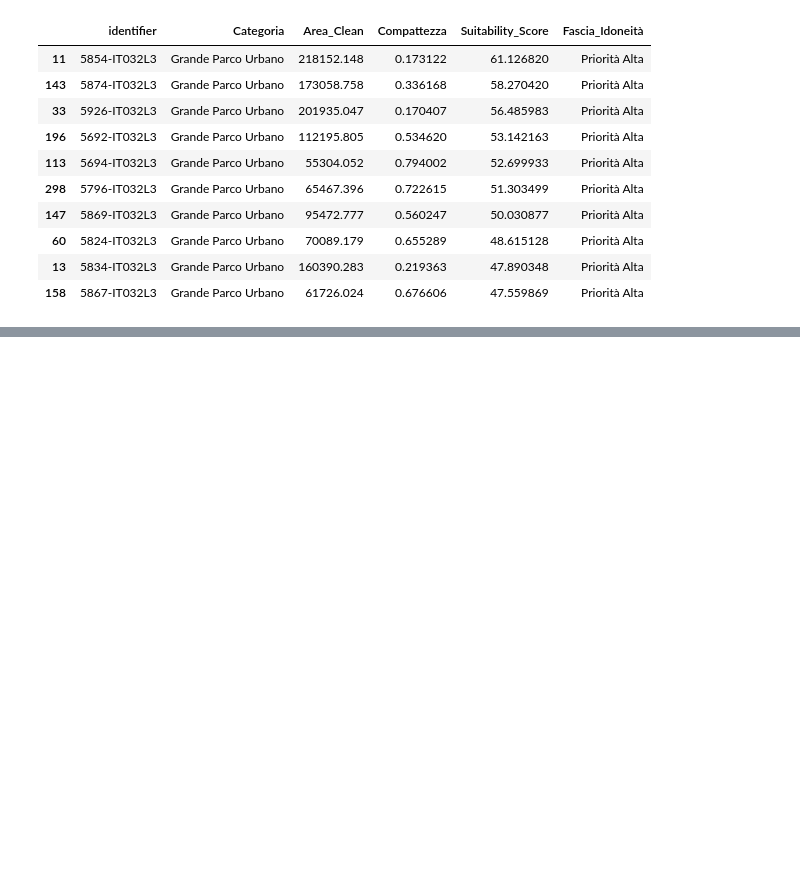
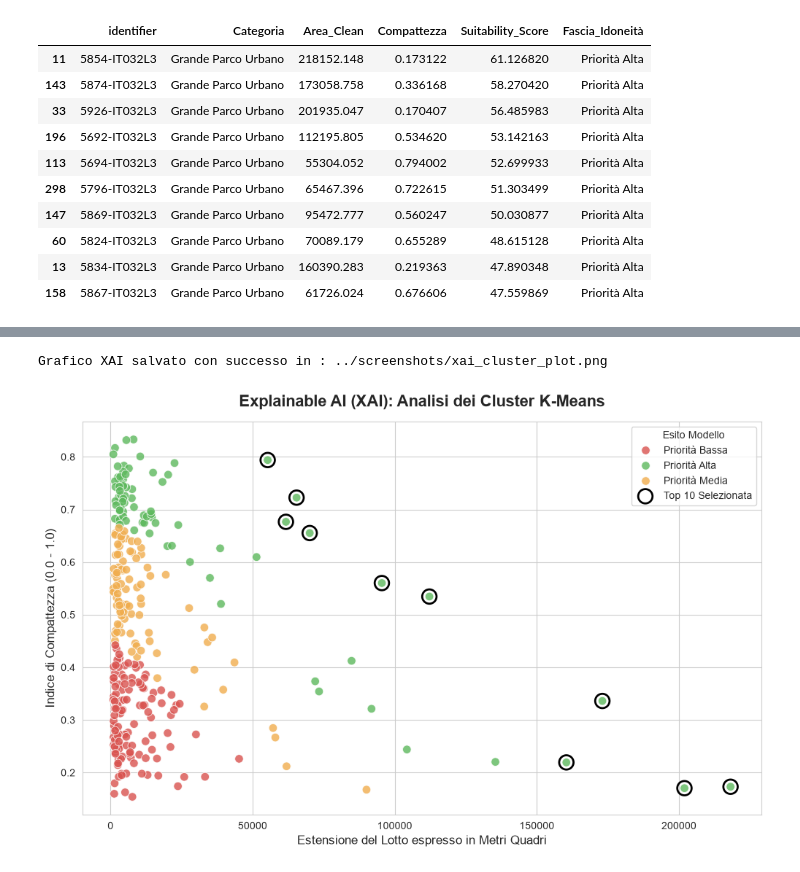
Before and after one commit to EDAURIA12/GreenZone, a Jupyter notebook: notebooks/01_SDSS_Pipeline.ipynb, the cells around one changed output, grey strips where cells are left out. Drawn from its saved outputs; the diff is of its cells as text; code cells hidden in the pictures; blank space fills up the shorter version.

Commit message:
docs: aggiunta grafico XAI e completamento README

```diff
--- a/notebooks/01_SDSS_Pipeline.ipynb
+++ b/notebooks/01_SDSS_Pipeline.ipynb
@@ -220,3 +220,64 @@ mappa_salerno
 Mappa WebGIS salvata correttamente in :../mappa_interattiva_salerno.html
 Dataset definitivo (con score IA) salvato in ../data/processed/risultati_finali_salerno.geojson
 [interactive output not drawn]
+# %%
+
+import matplotlib.pyplot as plt
+import seaborn as sns
+
+
+# Impostazione delle dimensionoi e dello stile grafico
+
+plt.figure(figsize=(12,7))
+sns.set_style("whitegrid")
+
+# Creiamo lo Scatter Plot quindi con Asse X corrispondente
+# All'area del lotto e con Asse Y corrispondente all'indice di Compattezza
+# La colorazione dei punti avverrà in base alla fascia di idoneità
+# assegnata dal K-means
+
+scatter = sns.scatterplot(
+    data = gdf_parchi_validi,
+    x='Area_Clean',
+    y='Compattezza',
+    hue='Fascia_Idoneità',
+    palette={'Priorità Bassa':'#d9534f','Priorità Media': '#f0ad4e', 'Priorità Alta': '#5cb85c'},
+    alpha=0.8,
+    s=70
+)
+
+
+# Ora evidenziamo la top 10 ritrovata
+plt.scatter(
+    top_10['Area_Clean'],
+    top_10['Compattezza'],
+    edgecolor = 'black',
+    linewidth = 2,
+    facecolors = 'none',
+    s=200,
+    label='Top 10 Selezionata'
+)
+
+# In questa sezione andiamo a formattare il grafico per la presentazione
+# dei dati ottenuti
+
+plt.title("Explainable AI (XAI): Analisi dei Cluster K-Means", fontsize = 16, fontweight = 'bold', pad = 15)
+plt.xlabel("Estensione del Lotto espresso in Metri Quadri", fontsize = 12)
+plt.ylabel("Indice di Compattezza (0.0 - 1.0)", fontsize = 12)
+
+
+# Legenda del grafico
+
+handles, labels = scatter.get_legend_handles_labels()
+plt.legend(handles = handles, title ="Esito Modello", loc='upper right')
+
+# Salviamo ora il grafico nella cartella screenshots del progetto
+percorso_grafico = "../screenshots/xai_cluster_plot.png"
+plt.savefig(percorso_grafico, dpi=300, bbox_inches='tight')
+print(f"Grafico XAI salvato con successo in : {percorso_grafico}\n")
+
+# Mostriamo il grafico appena creato a schermo
+plt.show()
+# %% [output]
+Grafico XAI salvato con successo in : ../screenshots/xai_cluster_plot.png
+[figure, added]
```
Also changed, not shown: 4 other files.
